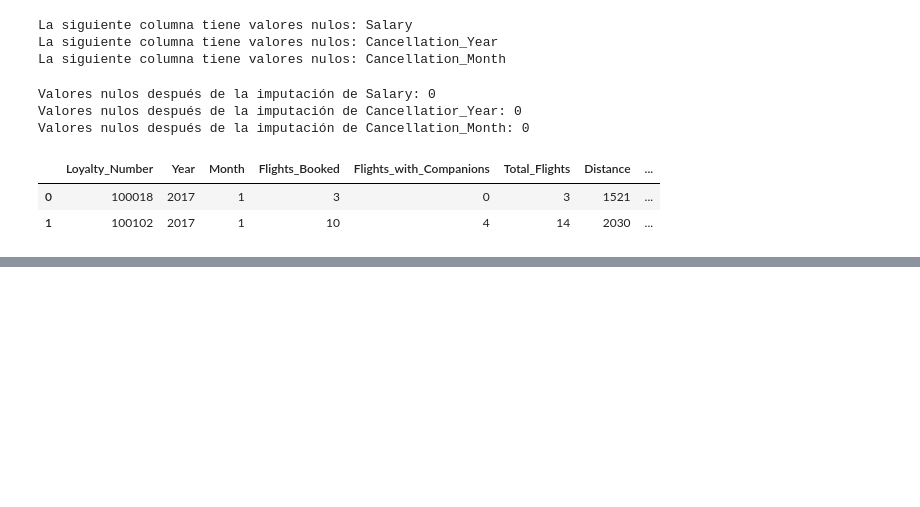
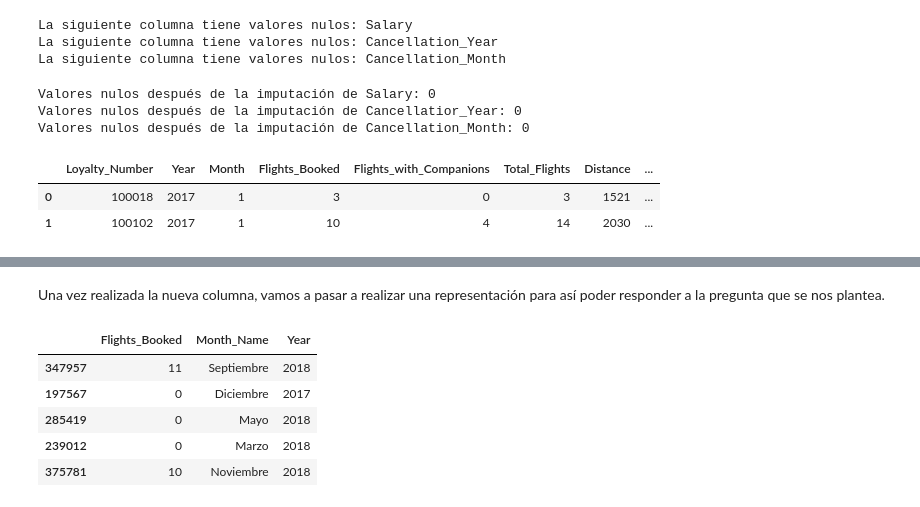
Before and after one commit to Adalab/bda-modulo-3-evaluacion-final-MPNimo, a Jupyter notebook: evaluacion-final-modulo3.ipynb, the cells around one changed output, grey strips where cells are left out. Saved outputs shown, nothing was run; the diff lists cells and outputs as text; code cells hidden in the pictures; blank space fills up the shorter version.

```diff
--- a/evaluacion-final-modulo3.ipynb
+++ b/evaluacion-final-modulo3.ipynb
@@ -526,0 +582,12 @@ df_completo.head(2)
+# %% [markdown]
+Una vez realizada la nueva columna, vamos a pasar a realizar una representación para así poder responder a la pregunta que se nos plantea.
+# %%
+df_q1 = df_completo[['Flights_Booked', 'Month_Name', 'Year']]
+df_q1.sample(5)
+# %% [output]
+|  | Flights_Booked | Month_Name | Year |
+| 347957 | 11 | Septiembre | 2018 |
+| 197567 | 0 | Diciembre | 2017 |
+| 285419 | 0 | Mayo | 2018 |
+| 239012 | 0 | Marzo | 2018 |
+| 375781 | 10 | Noviembre | 2018 |
```
Also changed, not shown: parts of 10 cells of this notebook, 1 other file.
